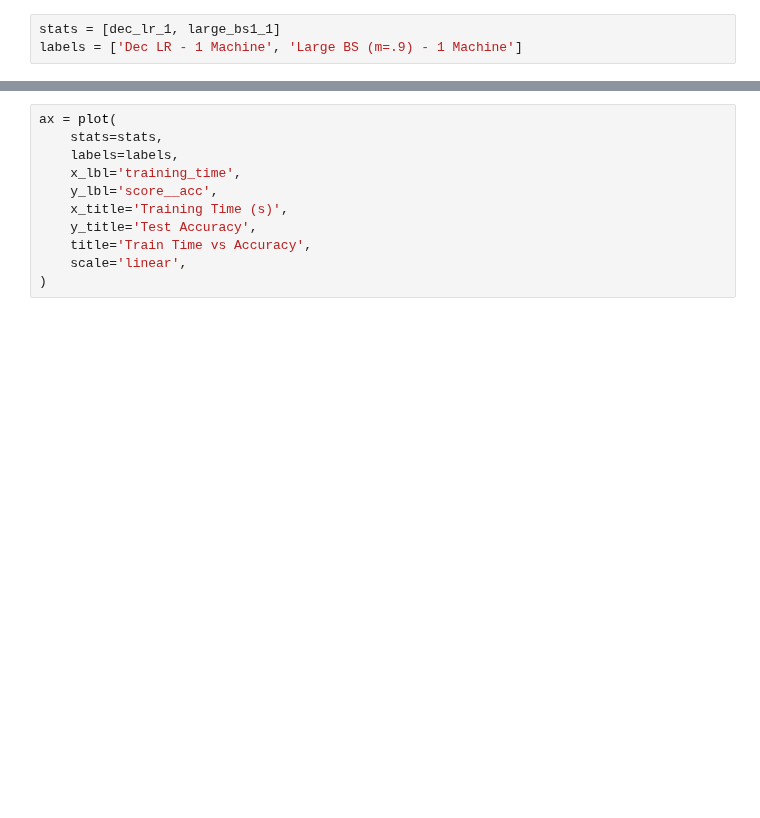
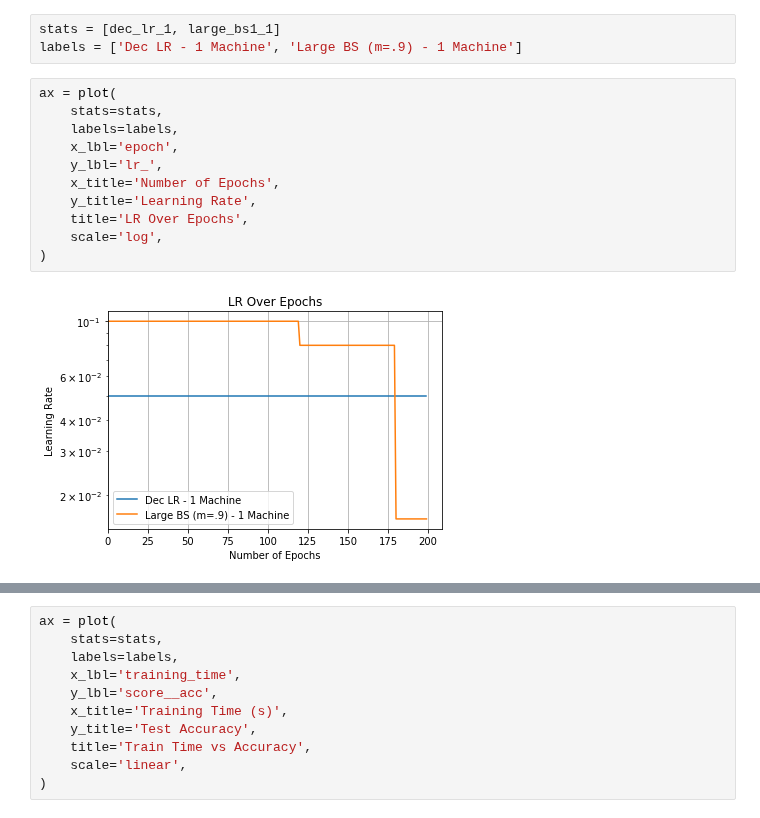
Before and after one commit to stsievert/adadamp-experiments, a Jupyter notebook: exp-dask/viz-sim.ipynb, the cells around one changed output, grey strips where cells are left out. Saved outputs shown, nothing was run; the diff lists cells and outputs as text; blank space fills up the shorter version.

Commit message:
Added LR/BS vs Epoch graphs for sim

```diff
--- a/exp-dask/viz-sim.ipynb
+++ b/exp-dask/viz-sim.ipynb
@@ -35,3 +35,16 @@ large_bs1_1 = pd.read_csv(large_bs1_1_file)
 # %%
 stats = [dec_lr_1, large_bs1_1]
 labels = ['Dec LR - 1 Machine', 'Large BS (m=.9) - 1 Machine']
+# %%
+ax = plot(
+    stats=stats,
+    labels=labels,
+    x_lbl='epoch',
+    y_lbl='lr_',
+    x_title='Number of Epochs',
+    y_title='Learning Rate',
+    title='LR Over Epochs',
+    scale='log',
+)
+# %% [output]
+[figure, added]
```
Also changed, not shown: parts of 1 cell of this notebook, 1 other file.
